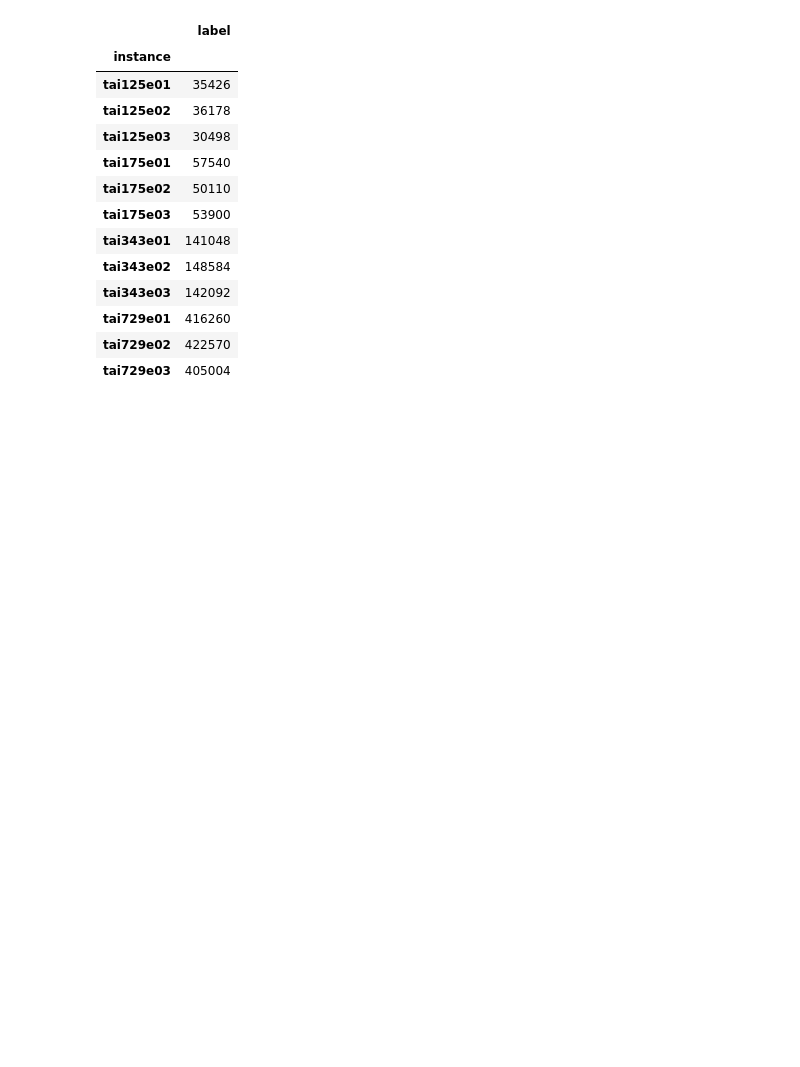
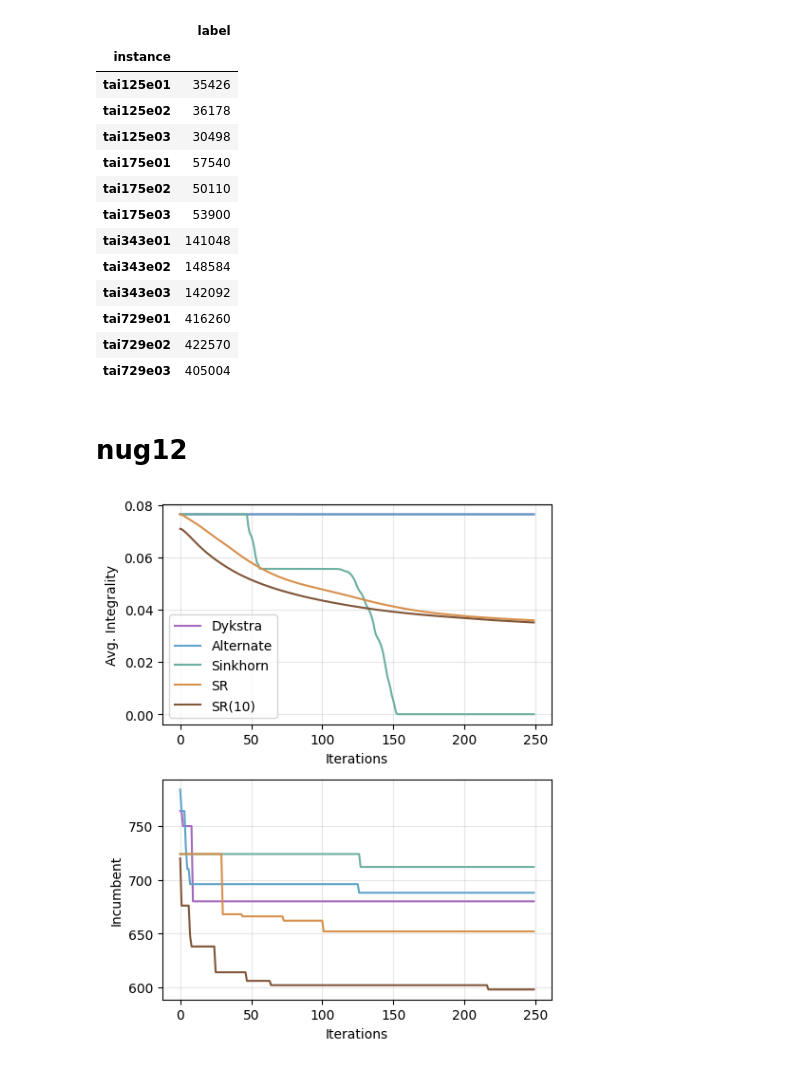
Before and after one commit to SSszyBill/QAPs, a Jupyter notebook: plot_improvement.ipynb, the cells around one changed output. Cells and saved outputs as stored; diff of their text form; code cells hidden in the pictures; blank space fills up the shorter version.

Commit message:
update plot improvement

```diff
--- a/plot_improvement.ipynb
+++ b/plot_improvement.ipynb
@@ -391,3 +391,5 @@ df['pdbo_obj'] = df['pdbo_obj'].apply(lambda x: f"{x:,}")
 df['pdbo_time'] = df['pdbo_time'].apply(lambda x: f"{x:,}")
 
 df.to_latex('improvement_table.tex', index=True)
+# %% [markdown]
+# nug12
@@ -393,0 +400,40 @@ df.to_latex('improvement_table.tex', index=True)
+# %%
+df = pd.read_csv('/home/xjx/A-xjx/QAPs/results/nug12_results.csv')
+df = df.iloc[:250, :]
+colors = ["#d8904c", "#60a3c9", "#6cb0a1"]
+# fig, axes = plt.subplots(nrows=1, ncols=2, figsize=(6, 3), constrained_layout=True)
+fig, axes = plt.subplots(nrows=2, ncols=1, figsize=(5, 6), constrained_layout=True)
+ax = axes[0]
+ax.plot(df['Dykstra'] / 144, label='Dykstra', color='#a569bd')
+ax.plot(df['Alter']/144, label='Alternate', color=colors[1])
+ax.plot(df['Sinkhorn']/144, label='Sinkhorn', color=colors[2])
+ax.plot(df['SR'], label='SR', color=colors[0])
+ax.plot(df['SR(10)'], label='SR(10)', color="#815639")
+ax.set_xlabel('Iterations', fontsize=10)
+ax.set_ylabel('Avg. Integrality', fontsize=10)
+ax.legend(loc='best', fontsize=10)
+ax.grid(True, alpha=0.3)
+
+
+df = pd.read_csv('/home/xjx/A-xjx/QAPs/results/nug12_obj.csv')
+df = df.iloc[:250, :]
+colors = ["#d8904c", "#60a3c9", "#6cb0a1"]
+ax = axes[1]
+ax.plot(df['Dykstra'], label='Dykstra', color='#a569bd')
+ax.plot(df['Alter'], label='Alternate', color=colors[1])
+ax.plot(df['Sinkhorn'], label='Sinkhorn', color=colors[2])
+ax.plot(df['SR'], label='SR', color=colors[0])
+ax.plot(df['SR(10)'], label='SR(10)', color="#815639")
+ax.set_xlabel('Iterations', fontsize=10)
+# set the y-tick to the right side
+# ax.yaxis.set_label_position("right")
+# ax.yaxis.tick_right()
+ax.set_ylabel('Incumbent', fontsize=10)
+
+ax.grid(True, alpha=0.3)
+plt.tight_layout()
+plt.savefig('nug12_convergence.pdf', dpi=800, bbox_inches='tight')
+plt.show()
+# plt.show()
+# %% [output]
+[figure, added]
```
Also changed, not shown: parts of 4 cells of this notebook.
